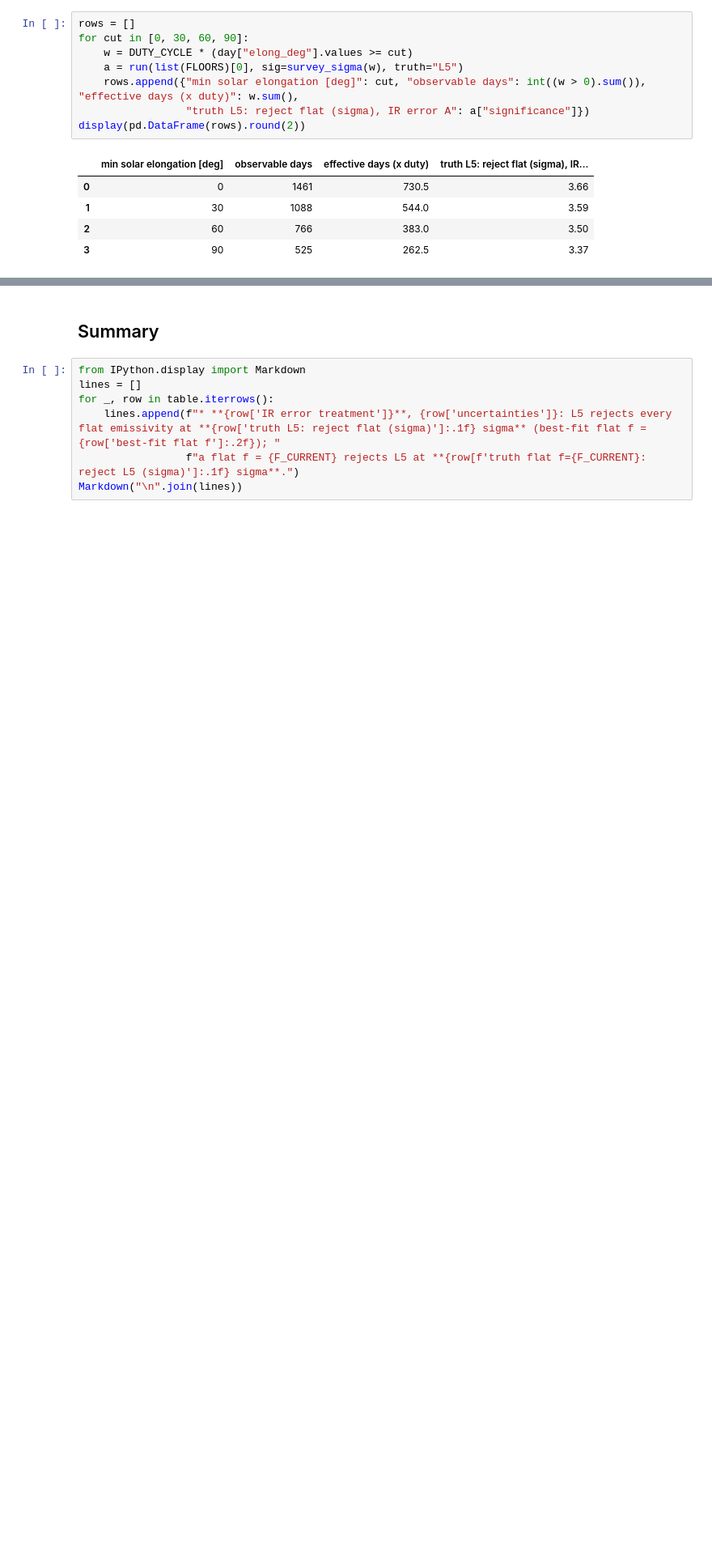
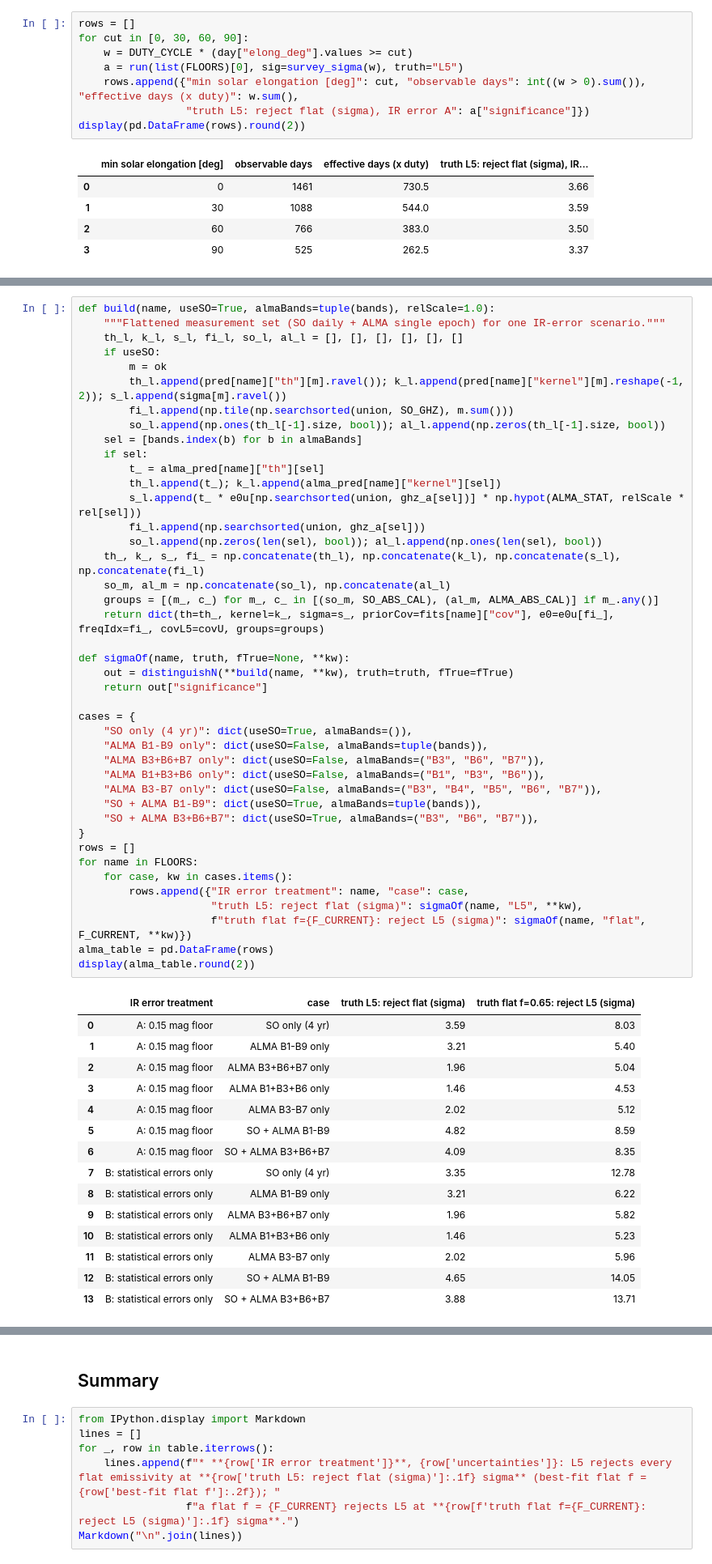
Before and after one commit to Sulla2012/atm_scattering, a Jupyter notebook: notebooks/so_flora_forecast.ipynb, the cells around one changed output, grey strips where cells are left out. Shown at 81% size. Drawn from its saved outputs; the diff is of its cells as text; blank space fills up the shorter version.

```diff
--- a/notebooks/so_flora_forecast.ipynb
+++ b/notebooks/so_flora_forecast.ipynb
@@ -333,0 +384,58 @@ display(pd.DataFrame(rows).round(2))
+# %%
+def build(name, useSO=True, almaBands=tuple(bands), relScale=1.0):
+    """Flattened measurement set (SO daily + ALMA single epoch) for one IR-error scenario."""
+    th_l, k_l, s_l, fi_l, so_l, al_l = [], [], [], [], [], []
+    if useSO:
+        m = ok
+        th_l.append(pred[name]["th"][m].ravel()); k_l.append(pred[name]["kernel"][m].reshape(-1, 2)); s_l.append(sigma[m].ravel())
+        fi_l.append(np.tile(np.searchsorted(union, SO_GHZ), m.sum()))
+        so_l.append(np.ones(th_l[-1].size, bool)); al_l.append(np.zeros(th_l[-1].size, bool))
+    sel = [bands.index(b) for b in almaBands]
+    if sel:
+        t_ = alma_pred[name]["th"][sel]
+        th_l.append(t_); k_l.append(alma_pred[name]["kernel"][sel])
+        s_l.append(t_ * e0u[np.searchsorted(union, ghz_a[sel])] * np.hypot(ALMA_STAT, relScale * rel[sel]))
+        fi_l.append(np.searchsorted(union, ghz_a[sel]))
+        so_l.append(np.zeros(len(sel), bool)); al_l.append(np.ones(len(sel), bool))
+    th_, k_, s_, fi_ = np.concatenate(th_l), np.concatenate(k_l), np.concatenate(s_l), np.concatenate(fi_l)
+    so_m, al_m = np.concatenate(so_l), np.concatenate(al_l)
+    groups = [(m_, c_) for m_, c_ in [(so_m, SO_ABS_CAL), (al_m, ALMA_ABS_CAL)] if m_.any()]
+    return dict(th=th_, kernel=k_, sigma=s_, priorCov=fits[name]["cov"], e0=e0u[fi_], freqIdx=fi_, covL5=covU, groups=groups)
+
+def sigmaOf(name, truth, fTrue=None, **kw):
+    out = distinguishN(**build(name, **kw), truth=truth, fTrue=fTrue)
+    return out["significance"]
+
+cases = {
+    "SO only (4 yr)": dict(useSO=True, almaBands=()),
+    "ALMA B1-B9 only": dict(useSO=False, almaBands=tuple(bands)),
+    "ALMA B3+B6+B7 only": dict(useSO=False, almaBands=("B3", "B6", "B7")),
+    "ALMA B1+B3+B6 only": dict(useSO=False, almaBands=("B1", "B3", "B6")),
+    "ALMA B3-B7 only": dict(useSO=False, almaBands=("B3", "B4", "B5", "B6", "B7")),
+    "SO + ALMA B1-B9": dict(useSO=True, almaBands=tuple(bands)),
+    "SO + ALMA B3+B6+B7": dict(useSO=True, almaBands=("B3", "B6", "B7")),
+}
+rows = []
+for name in FLOORS:
+    for case, kw in cases.items():
+        rows.append({"IR error treatment": name, "case": case,
+                     "truth L5: reject flat (sigma)": sigmaOf(name, "L5", **kw),
+                     f"truth flat f={F_CURRENT}: reject L5 (sigma)": sigmaOf(name, "flat", F_CURRENT, **kw)})
+alma_table = pd.DataFrame(rows)
+display(alma_table.round(2))
+# %% [output]
+|  | IR error treatment | case | truth L5: reject flat (sigma) | truth flat f=0.65: reject L5 (sigma) |
+| 0 | A: 0.15 mag floor | SO only (4 yr) | 3.59 | 8.03 |
+| 1 | A: 0.15 mag floor | ALMA B1-B9 only | 3.21 | 5.40 |
+| 2 | A: 0.15 mag floor | ALMA B3+B6+B7 only | 1.96 | 5.04 |
+| 3 | A: 0.15 mag floor | ALMA B1+B3+B6 only | 1.46 | 4.53 |
+| 4 | A: 0.15 mag floor | ALMA B3-B7 only | 2.02 | 5.12 |
+| 5 | A: 0.15 mag floor | SO + ALMA B1-B9 | 4.82 | 8.59 |
+| 6 | A: 0.15 mag floor | SO + ALMA B3+B6+B7 | 4.09 | 8.35 |
+| 7 | B: statistical errors only | SO only (4 yr) | 3.35 | 12.78 |
+| 8 | B: statistical errors only | ALMA B1-B9 only | 3.21 | 6.22 |
+| 9 | B: statistical errors only | ALMA B3+B6+B7 only | 1.96 | 5.82 |
+| 10 | B: statistical errors only | ALMA B1+B3+B6 only | 1.46 | 5.23 |
+| 11 | B: statistical errors only | ALMA B3-B7 only | 2.02 | 5.96 |
+| 12 | B: statistical errors only | SO + ALMA B1-B9 | 4.65 | 14.05 |
+| 13 | B: statistical errors only | SO + ALMA B3+B6+B7 | 3.88 | 13.71 |
```
Also changed, not shown: parts of 6 cells of this notebook, 3 other files.
